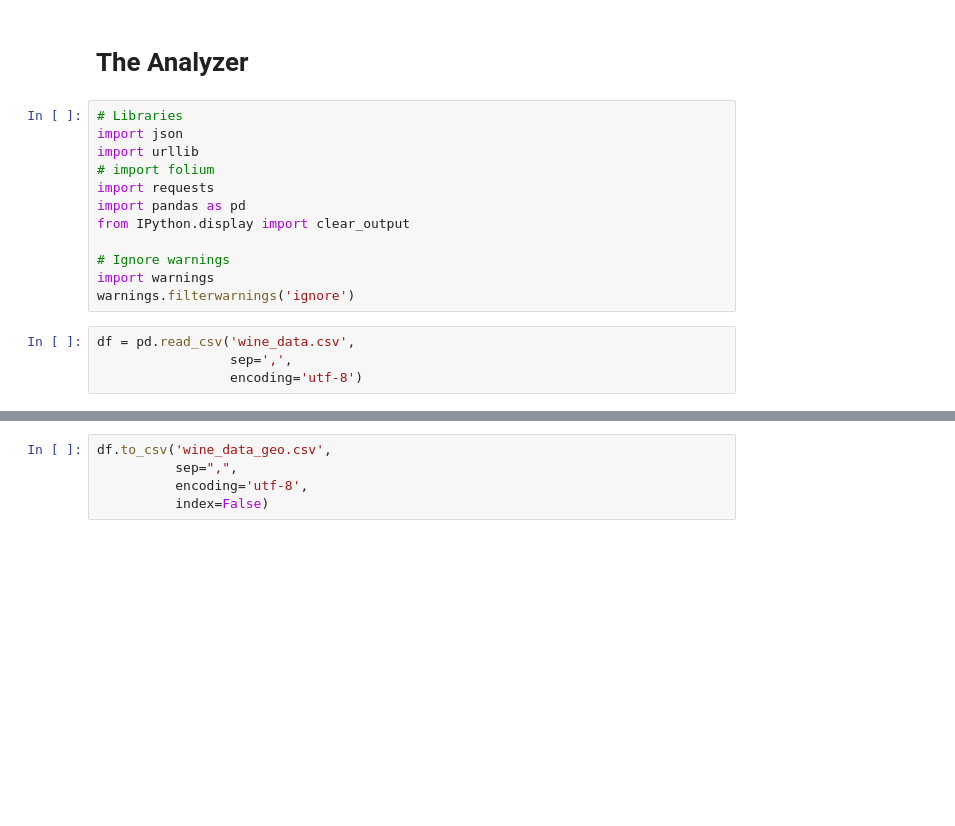
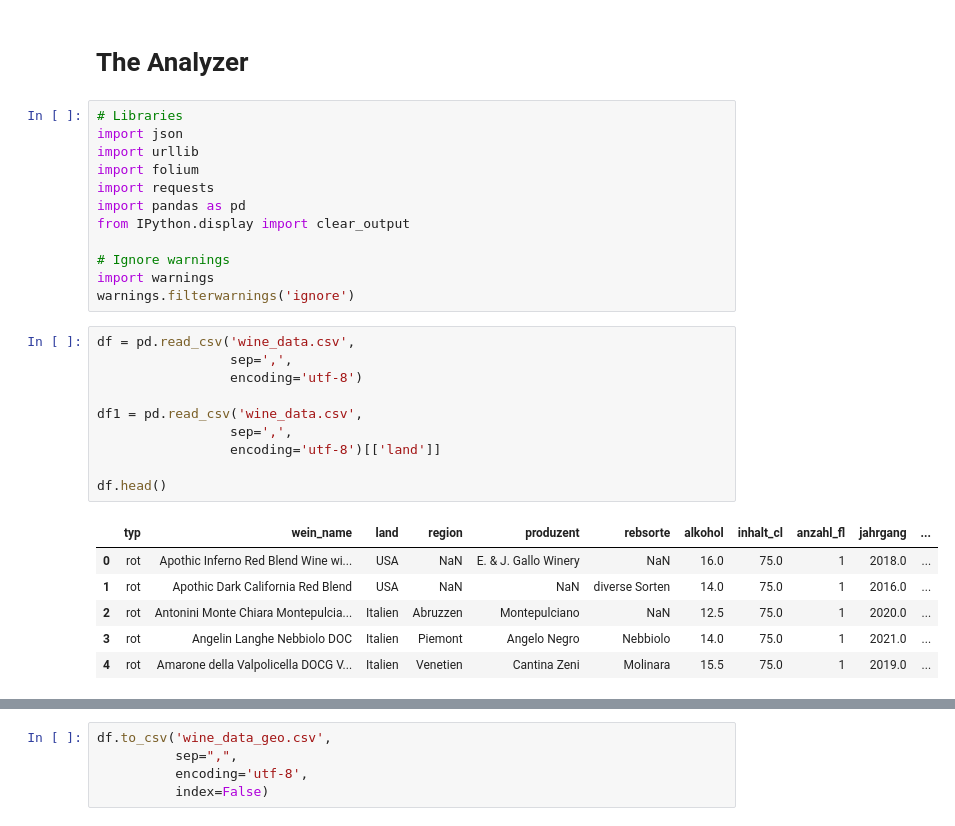
Before and after one commit to TobiasFatzer/data_analytics_final_project, a Jupyter notebook: 02_data_analyzation.ipynb, the cells around one changed output, grey strips where cells are left out. Cells and saved outputs as stored; diff of their text form; blank space fills up the shorter version.

```diff
--- a/02_data_analyzation.ipynb
+++ b/02_data_analyzation.ipynb
@@ -4,7 +4,7 @@
 # Libraries
 import json
 import urllib
-# import folium
+import folium
 import requests
 import pandas as pd
 from IPython.display import clear_output
@@ -15,4 +15,17 @@ warnings.filterwarnings('ignore')
 # %%
 df = pd.read_csv('wine_data.csv',
                  sep=',',
                  encoding='utf-8')
+
+df1 = pd.read_csv('wine_data.csv',
+                 sep=',',
+                 encoding='utf-8')[['land']]
+
+df.head()
+# %% [output]
+|  | typ | wein_name | land | region | produzent | rebsorte | alkohol | inhalt_cl | anzahl_fl | jahrgang | ... |
+| 0 | rot | Apothic Inferno Red Blend Wine wi... | USA | NaN | E. & J. Gallo Winery | NaN | 16.0 | 75.0 | 1 | 2018.0 | ... |
+| 1 | rot | Apothic Dark California Red Blend | USA | NaN | NaN | diverse Sorten | 14.0 | 75.0 | 1 | 2016.0 | ... |
+| 2 | rot | Antonini Monte Chiara Montepulcia... | Italien | Abruzzen | Montepulciano | NaN | 12.5 | 75.0 | 1 | 2020.0 | ... |
+| 3 | rot | Angelin Langhe Nebbiolo DOC | Italien | Piemont | Angelo Negro | Nebbiolo | 14.0 | 75.0 | 1 | 2021.0 | ... |
+| 4 | rot | Amarone della Valpolicella DOCG V... | Italien | Venetien | Cantina Zeni | Molinara | 15.5 | 75.0 | 1 | 2019.0 | ... |
```
Also changed, not shown: parts of 6 cells of this notebook, 1 other file.
